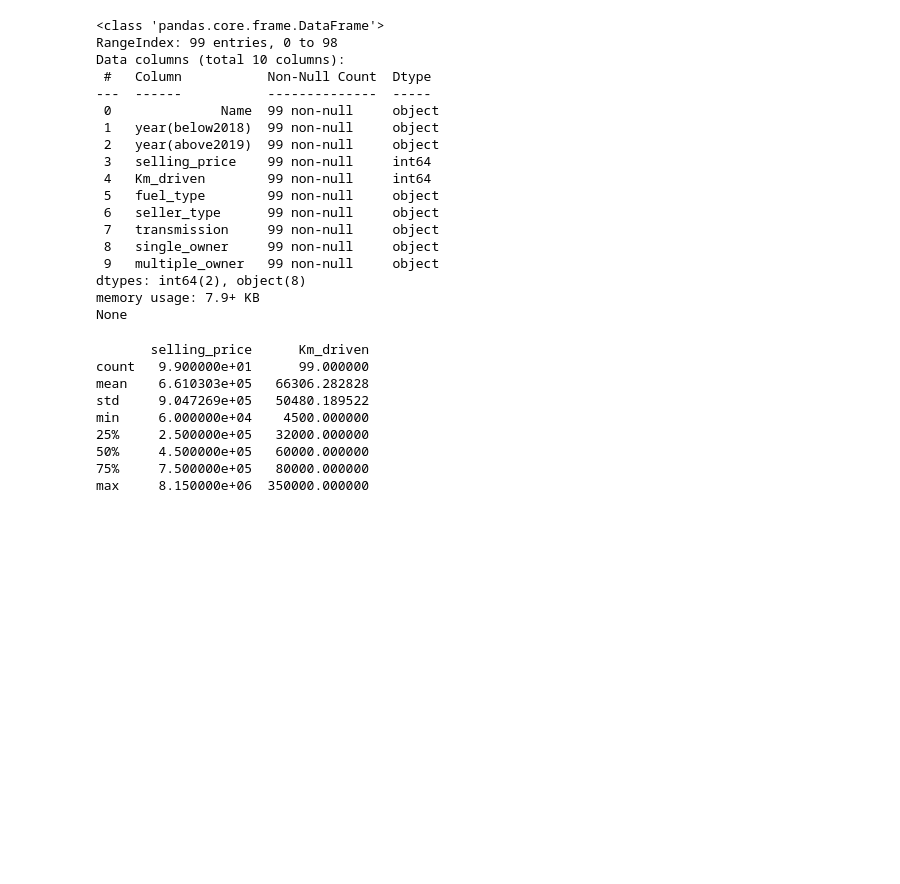
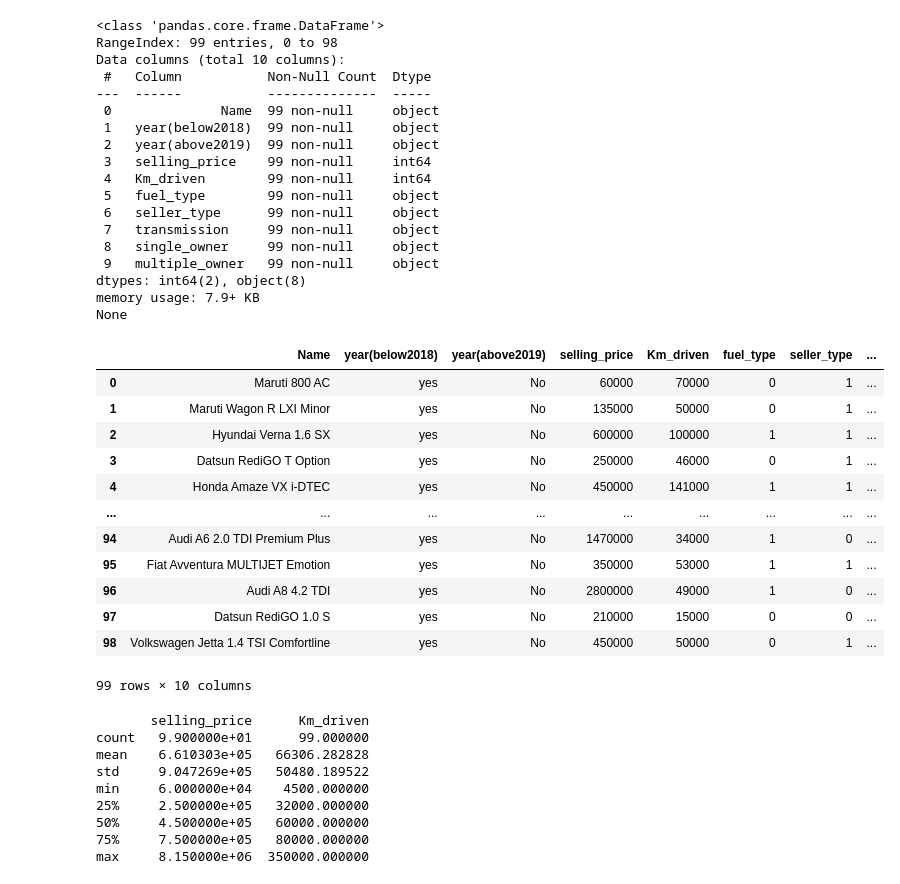
Before and after one commit to anudeeplo3/..2205a42L03, a Jupyter notebook: Untitled6.ipynb, the cells around one changed output. Saved outputs shown, nothing was run; the diff lists cells and outputs as text; code cells hidden in the pictures; blank space fills up the shorter version.

```diff
--- a/Untitled6.ipynb
+++ b/Untitled6.ipynb
@@ -9,8 +9,8 @@ Mounted at /content/drive
 import numpy as np
 import pandas as pd
 # %%
-usedcar  = pd.read_csv("/content/drive/MyDrive/used car price2.csv")
-usedcar.head()
+data  = pd.read_csv("/content/drive/MyDrive/used car price2.csv")
+data.head()
 # %% [output]
 |  | Name | year(below2018) | year(above2019) | selling_price | Km_driven | fuel_type | seller_type | ... |
 | 0 | Maruti 800 AC | yes | No | 60000 | 70000 | Petrol | Individual | ... |
@@ -40,4 +40,21 @@ Data columns (total 10 columns):
 dtypes: int64(2), object(8)
 memory usage: 7.9+ KB
 None
+# %%
+data[:] = np.nan_to_num(data)
+data
+# %% [output]
+|  | Name | year(below2018) | year(above2019) | selling_price | Km_driven | fuel_type | seller_type | ... |
+| 0 | Maruti 800 AC | yes | No | 60000 | 70000 | 0 | 1 | ... |
+| 1 | Maruti Wagon R LXI Minor | yes | No | 135000 | 50000 | 0 | 1 | ... |
+| 2 | Hyundai Verna 1.6 SX | yes | No | 600000 | 100000 | 1 | 1 | ... |
+| 3 | Datsun RediGO T Option | yes | No | 250000 | 46000 | 0 | 1 | ... |
+| 4 | Honda Amaze VX i-DTEC | yes | No | 450000 | 141000 | 1 | 1 | ... |
+| ... | ... | ... | ... | ... | ... | ... | ... | ... |
+| 94 | Audi A6 2.0 TDI Premium Plus | yes | No | 1470000 | 34000 | 1 | 0 | ... |
+| 95 | Fiat Avventura MULTIJET Emotion | yes | No | 350000 | 53000 | 1 | 1 | ... |
+| 96 | Audi A8 4.2 TDI | yes | No | 2800000 | 49000 | 1 | 0 | ... |
+| 97 | Datsun RediGO 1.0 S | yes | No | 210000 | 15000 | 0 | 0 | ... |
+| 98 | Volkswagen Jetta 1.4 TSI Comfortline | yes | No | 450000 | 50000 | 0 | 1 | ... |
+99 rows × 10 columns
 # %%
```
Also changed, not shown: parts of 15 cells of this notebook.
